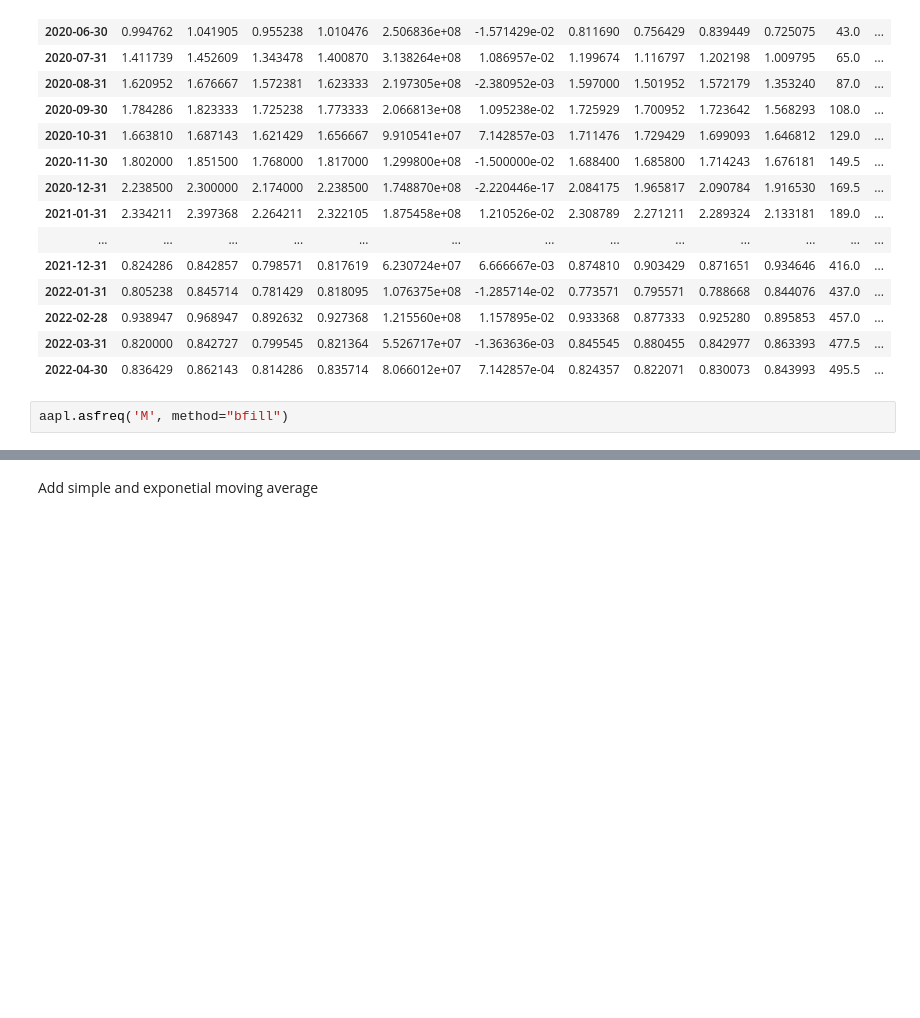
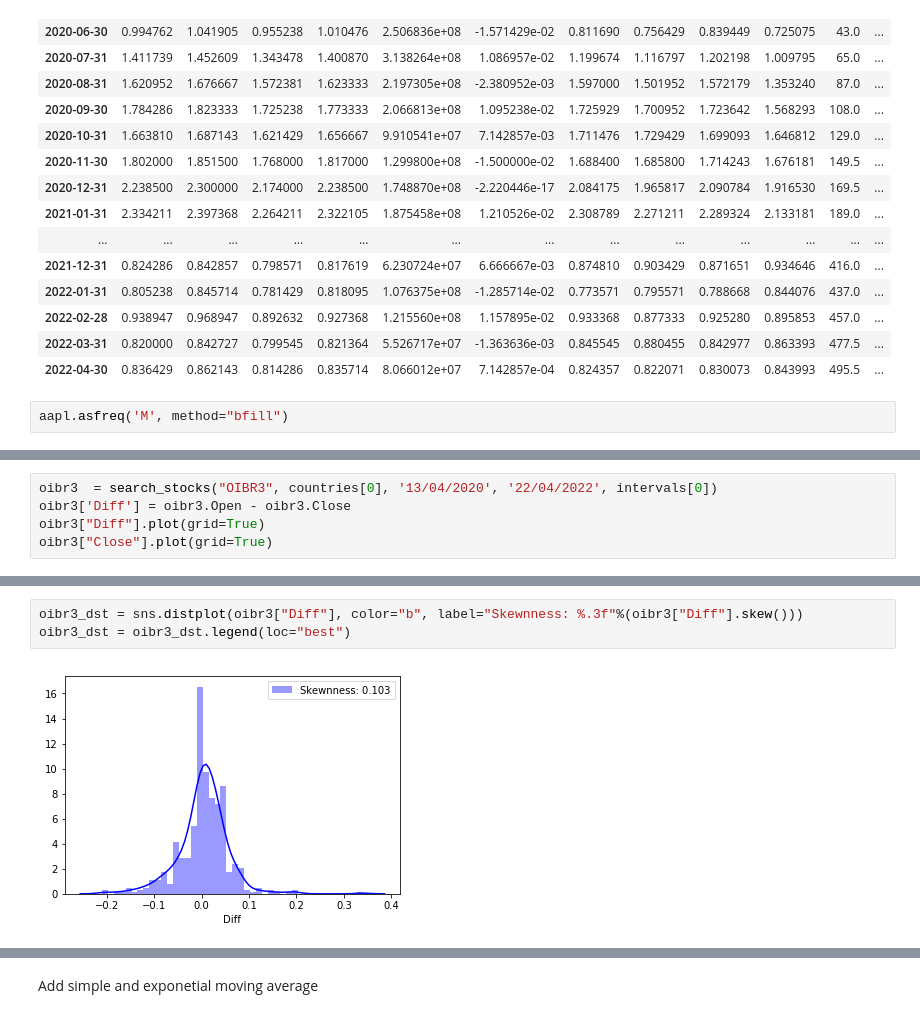
Before and after one commit to 7131HDMC/stock_monitor, a Jupyter notebook: stock_analyze/study_analyze.ipynb, the cells around one changed output, grey strips where cells are left out. Saved outputs shown, nothing was run; the diff lists cells and outputs as text; blank space fills up the shorter version.

```diff
--- a/stock_analyze/study_analyze.ipynb
+++ b/stock_analyze/study_analyze.ipynb
@@ -209,0 +236,5 @@ aapl["Close"].plot(grid=True)
+# %%
+oibr3  = search_stocks("OIBR3", countries[0], '13/04/2020', '22/04/2022', intervals[0])
+oibr3['Diff'] = oibr3.Open - oibr3.Close
+oibr3["Diff"].plot(grid=True)
+oibr3["Close"].plot(grid=True)
@@ -209,0 +250,5 @@ aapl["Close"].plot(grid=True)
+# %%
+oibr3_dst = sns.distplot(oibr3["Diff"], color="b", label="Skewnness: %.3f"%(oibr3["Diff"].skew()))
+oibr3_dst = oibr3_dst.legend(loc="best")
+# %% [output]
+[figure, added]
```
Also changed, not shown: parts of 11 cells of this notebook.
